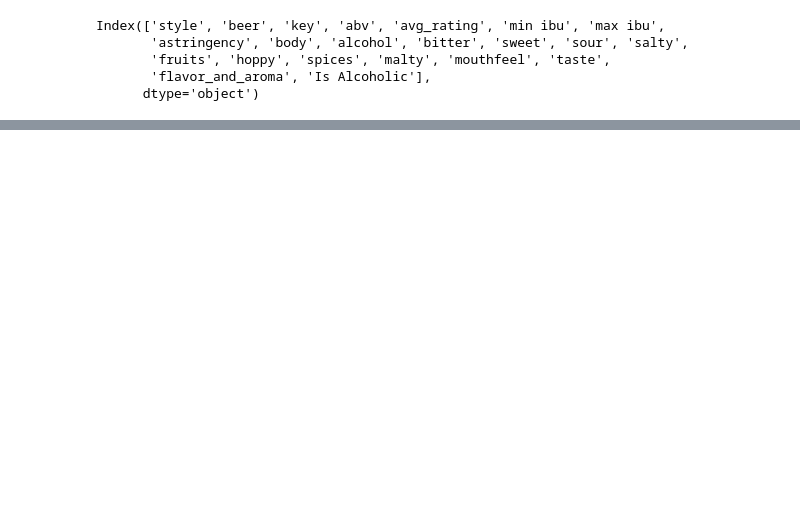
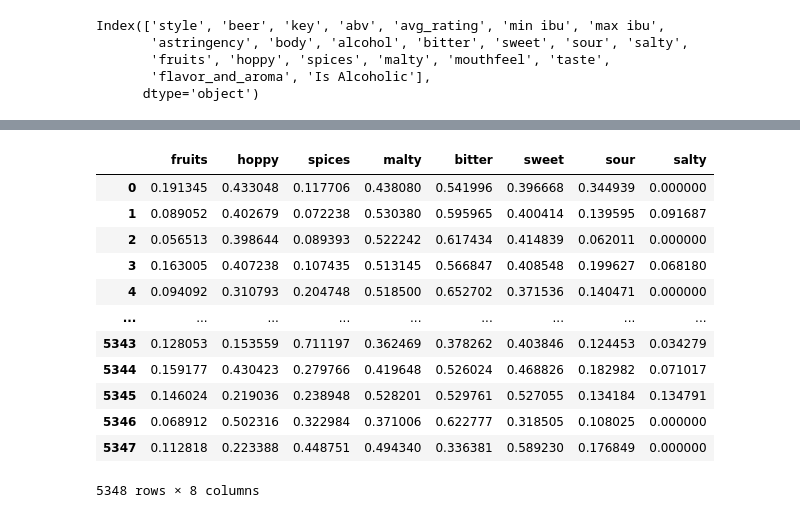
Before and after one commit to BrandonLuong/Beer-Analysis, a Jupyter notebook: EDACheckpointGroup_039-Fa22.ipynb, the cells around one changed output, grey strips where cells are left out. Saved outputs shown, nothing was run; the diff lists cells and outputs as text; code cells hidden in the pictures; blank space fills up the shorter version.

```diff
--- a/EDACheckpointGroup_039-Fa22.ipynb
+++ b/EDACheckpointGroup_039-Fa22.ipynb
@@ -462,0 +468,20 @@ sns.histplot(normal(new_final['spices']))
+# %%
+from sklearn import preprocessing
+foo = new_final[['fruits', 'hoppy', 'spices', 'malty', 'bitter', 'sweet', 'sour', 'salty']]
+d = preprocessing.normalize(foo)
+scaled_foo = pd.DataFrame(d, columns=['fruits', 'hoppy', 'spices', 'malty', 'bitter', 'sweet', 'sour', 'salty'])
+scaled_foo
+# %% [output]
+|  | fruits | hoppy | spices | malty | bitter | sweet | sour | salty |
+| 0 | 0.191345 | 0.433048 | 0.117706 | 0.438080 | 0.541996 | 0.396668 | 0.344939 | 0.000000 |
+| 1 | 0.089052 | 0.402679 | 0.072238 | 0.530380 | 0.595965 | 0.400414 | 0.139595 | 0.091687 |
+| 2 | 0.056513 | 0.398644 | 0.089393 | 0.522242 | 0.617434 | 0.414839 | 0.062011 | 0.000000 |
+| 3 | 0.163005 | 0.407238 | 0.107435 | 0.513145 | 0.566847 | 0.408548 | 0.199627 | 0.068180 |
+| 4 | 0.094092 | 0.310793 | 0.204748 | 0.518500 | 0.652702 | 0.371536 | 0.140471 | 0.000000 |
+| ... | ... | ... | ... | ... | ... | ... | ... | ... |
+| 5343 | 0.128053 | 0.153559 | 0.711197 | 0.362469 | 0.378262 | 0.403846 | 0.124453 | 0.034279 |
+| 5344 | 0.159177 | 0.430423 | 0.279766 | 0.419648 | 0.526024 | 0.468826 | 0.182982 | 0.071017 |
+| 5345 | 0.146024 | 0.219036 | 0.238948 | 0.528201 | 0.529761 | 0.527055 | 0.134184 | 0.134791 |
+| 5346 | 0.068912 | 0.502316 | 0.322984 | 0.371006 | 0.622777 | 0.318505 | 0.108025 | 0.000000 |
+| 5347 | 0.112818 | 0.223388 | 0.448751 | 0.494340 | 0.336381 | 0.589230 | 0.176849 | 0.000000 |
+5348 rows × 8 columns
```
Also changed, not shown: parts of 12 cells of this notebook.
